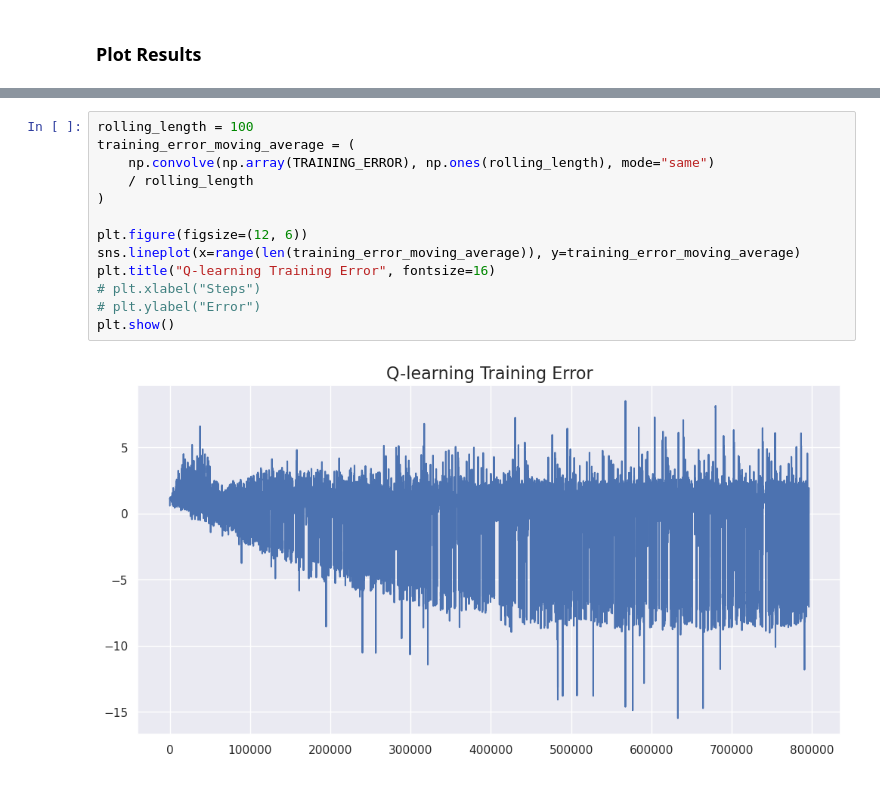
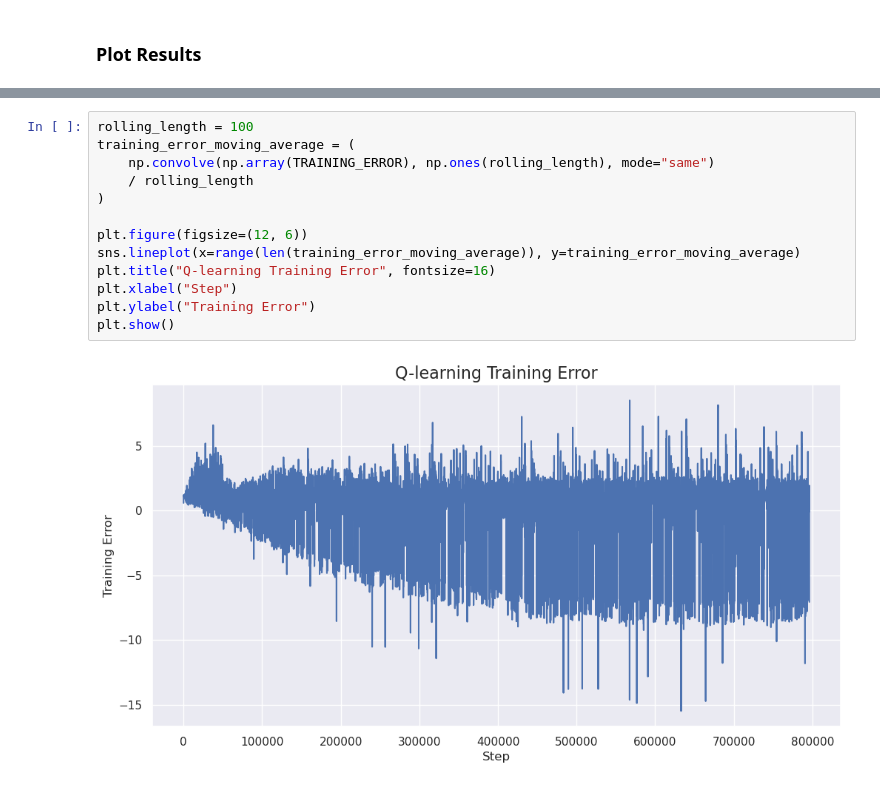
Before and after one commit to ahmedmohd957/cart-pole, a Jupyter notebook: qlearning/notebook/Q-Learning-CartPole.ipynb, the cells around one changed output, grey strips where cells are left out. Drawn from its saved outputs; the diff is of its cells as text.

```diff
--- a/qlearning/notebook/Q-Learning-CartPole.ipynb
+++ b/qlearning/notebook/Q-Learning-CartPole.ipynb
@@ -178,15 +180,15 @@ plt.show()
 # %%
 rolling_length = 100
 training_error_moving_average = (
     np.convolve(np.array(TRAINING_ERROR), np.ones(rolling_length), mode="same")
     / rolling_length
 )
 
 plt.figure(figsize=(12, 6))
 sns.lineplot(x=range(len(training_error_moving_average)), y=training_error_moving_average)
 plt.title("Q-learning Training Error", fontsize=16)
-# plt.xlabel("Steps")
-# plt.ylabel("Error")
+plt.xlabel("Step")
+plt.ylabel("Training Error")
 plt.show()
 # %% [output]
-[figure, old version]
+[figure, new version]
```
Also changed, not shown: parts of 3 cells of this notebook, 8 other files.
